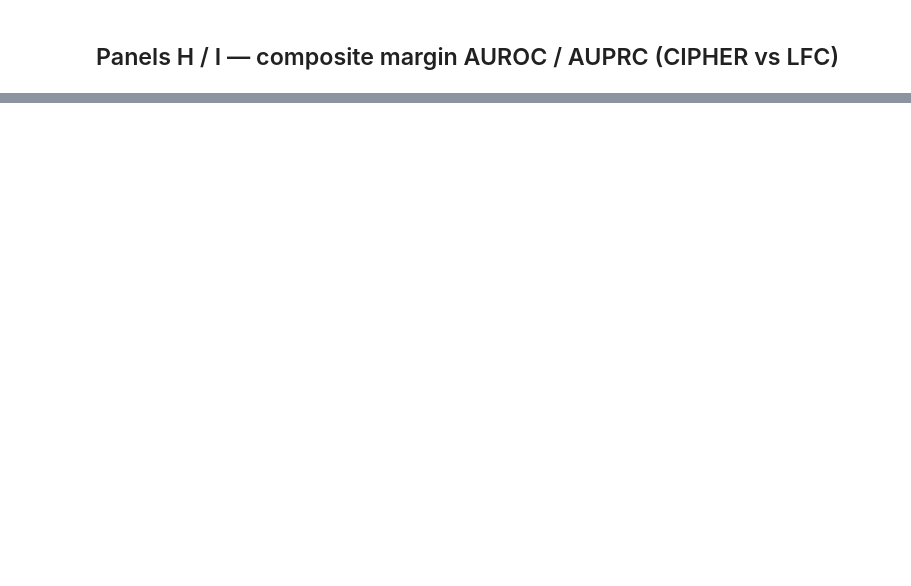
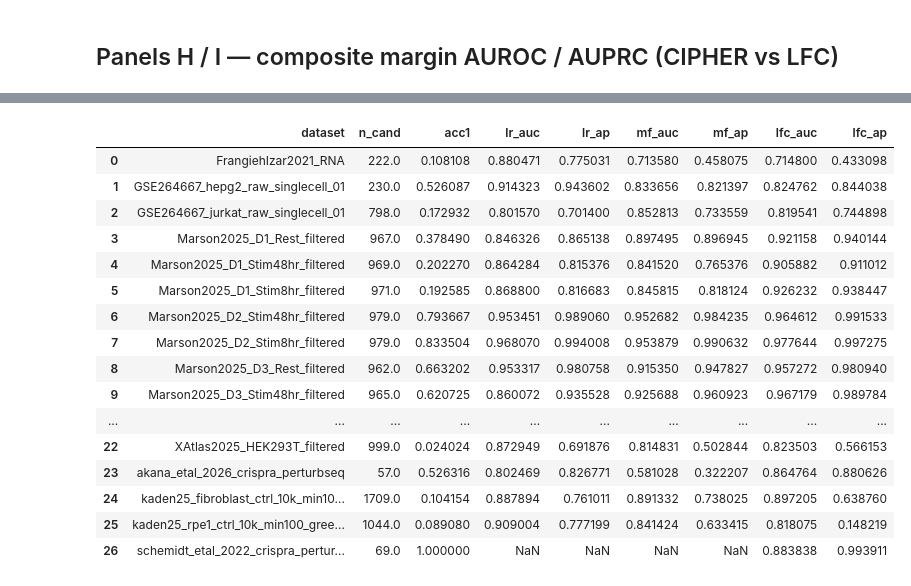
Before and after one commit to GoyalLab/CIPHER, a Jupyter notebook: notebooks/main/fig5_inverse.ipynb, the cells around one changed output, grey strips where cells are left out. Drawn from its saved outputs; the diff is of its cells as text; code cells hidden in the pictures; blank space fills up the shorter version.

```diff
--- a/notebooks/main/fig5_inverse.ipynb
+++ b/notebooks/main/fig5_inverse.ipynb
@@ -51,3 +55,23 @@ R.plot_sciplex()
+# %%
+R.run_crispri_all()
+# %% [output]
+|  | dataset | n_cand | acc1 | lr_auc | lr_ap | mf_auc | mf_ap | lfc_auc | lfc_ap |
+| 0 | FrangiehIzar2021_RNA | 222.0 | 0.108108 | 0.880471 | 0.775031 | 0.713580 | 0.458075 | 0.714800 | 0.433098 |
+| 1 | GSE264667_hepg2_raw_singlecell_01 | 230.0 | 0.526087 | 0.914323 | 0.943602 | 0.833656 | 0.821397 | 0.824762 | 0.844038 |
+| 2 | GSE264667_jurkat_raw_singlecell_01 | 798.0 | 0.172932 | 0.801570 | 0.701400 | 0.852813 | 0.733559 | 0.819541 | 0.744898 |
+| 3 | Marson2025_D1_Rest_filtered | 967.0 | 0.378490 | 0.846326 | 0.865138 | 0.897495 | 0.896945 | 0.921158 | 0.940144 |
+| 4 | Marson2025_D1_Stim48hr_filtered | 969.0 | 0.202270 | 0.864284 | 0.815376 | 0.841520 | 0.765376 | 0.905882 | 0.911012 |
+| 5 | Marson2025_D1_Stim8hr_filtered | 971.0 | 0.192585 | 0.868800 | 0.816683 | 0.845815 | 0.818124 | 0.926232 | 0.938447 |
+| 6 | Marson2025_D2_Stim48hr_filtered | 979.0 | 0.793667 | 0.953451 | 0.989060 | 0.952682 | 0.984235 | 0.964612 | 0.991533 |
+| 7 | Marson2025_D2_Stim8hr_filtered | 979.0 | 0.833504 | 0.968070 | 0.994008 | 0.953879 | 0.990632 | 0.977644 | 0.997275 |
+| 8 | Marson2025_D3_Rest_filtered | 962.0 | 0.663202 | 0.953317 | 0.980758 | 0.915350 | 0.947827 | 0.957272 | 0.980940 |
+| 9 | Marson2025_D3_Stim48hr_filtered | 965.0 | 0.620725 | 0.860072 | 0.935528 | 0.925688 | 0.960923 | 0.967179 | 0.989784 |
+| ... | ... | ... | ... | ... | ... | ... | ... | ... | ... |
+| 22 | XAtlas2025_HEK293T_filtered | 999.0 | 0.024024 | 0.872949 | 0.691876 | 0.814831 | 0.502844 | 0.823503 | 0.566153 |
+| 23 | akana_etal_2026_crispra_perturbseq | 57.0 | 0.526316 | 0.802469 | 0.826771 | 0.581028 | 0.322207 | 0.864764 | 0.880626 |
+| 24 | kaden25_fibroblast_ctrl_10k_min10... | 1709.0 | 0.104154 | 0.887894 | 0.761011 | 0.891332 | 0.738025 | 0.897205 | 0.638760 |
+| 25 | kaden25_rpe1_ctrl_10k_min100_gree... | 1044.0 | 0.089080 | 0.909004 | 0.777199 | 0.841424 | 0.633415 | 0.818075 | 0.148219 |
+| 26 | schemidt_etal_2022_crispra_pertur... | 69.0 | 1.000000 | NaN | NaN | NaN | NaN | 0.883838 | 0.993911 |
 # %%
 R.panels_hi_composite()
 # %% [output]
```
Also changed, not shown: parts of 5 cells of this notebook, 1 other file.
